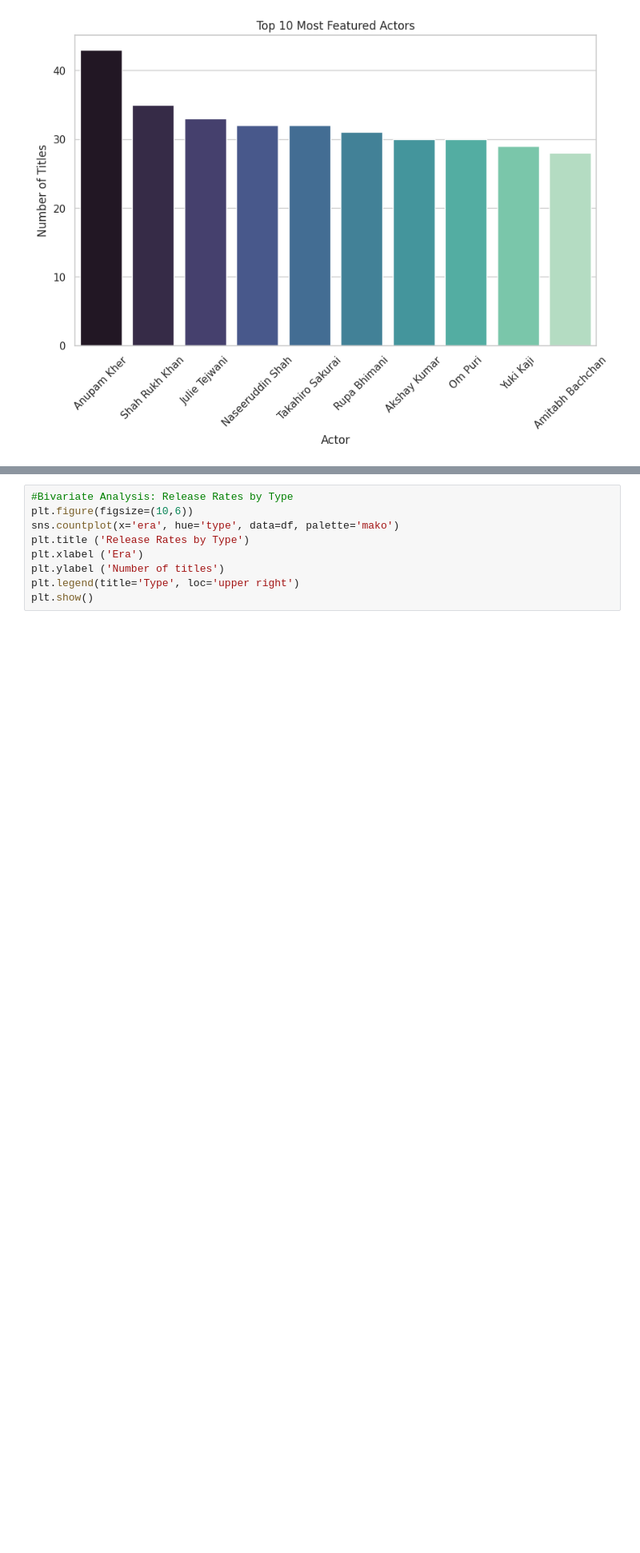
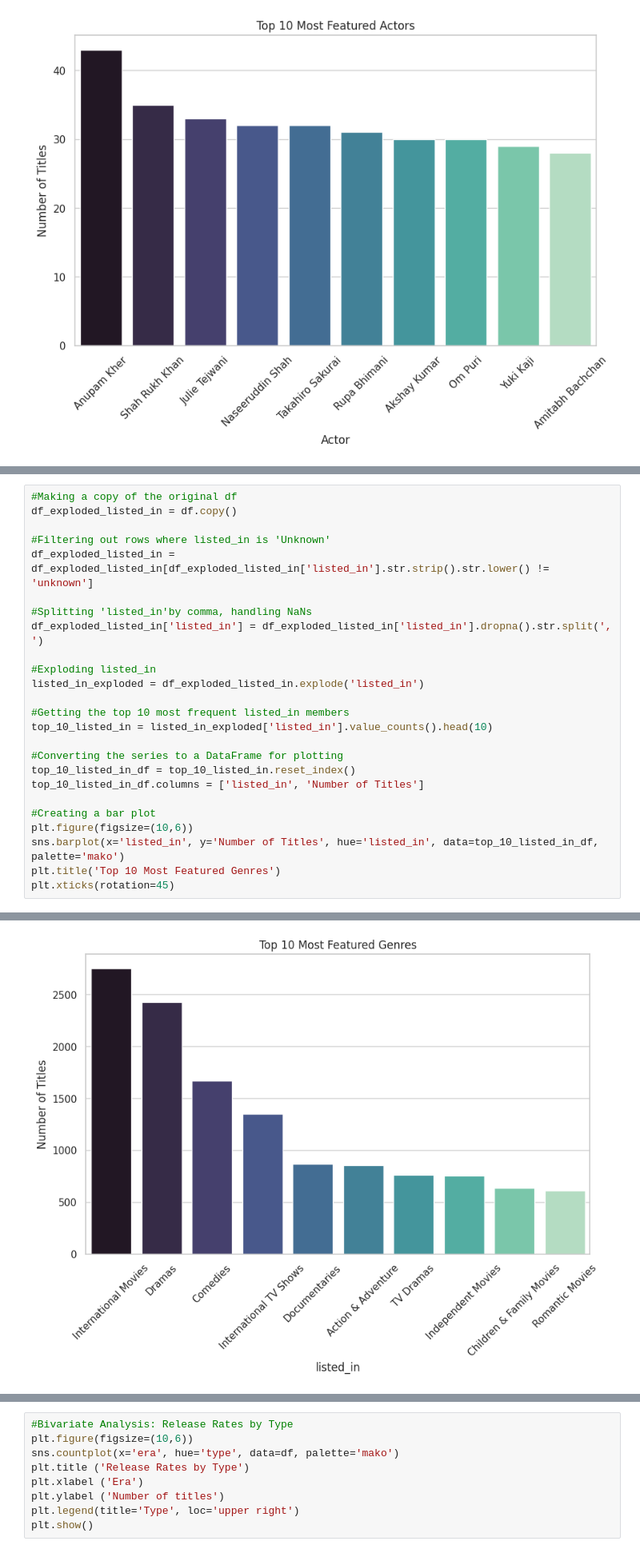
Before and after one commit to StacyChebet/Netflix-EDA, a Jupyter notebook: Netflix_Exploratory_Data_Analysis.ipynb, the cells around one changed output, grey strips where cells are left out. Shown at 80% size. Drawn from its saved outputs; the diff is of its cells as text; blank space fills up the shorter version.

```diff
--- a/Netflix_Exploratory_Data_Analysis.ipynb
+++ b/Netflix_Exploratory_Data_Analysis.ipynb
@@ -614,0 +718,26 @@ plt.xticks(rotation=45)
+# %%
+#Making a copy of the original df
+df_exploded_listed_in = df.copy()
+
+#Filtering out rows where listed_in is 'Unknown'
+df_exploded_listed_in = df_exploded_listed_in[df_exploded_listed_in['listed_in'].str.strip().str.lower() != 'unknown']
+
+#Splitting 'listed_in'by comma, handling NaNs
+df_exploded_listed_in['listed_in'] = df_exploded_listed_in['listed_in'].dropna().str.split(', ')
+
+#Exploding listed_in
+listed_in_exploded = df_exploded_listed_in.explode('listed_in')
+
+#Getting the top 10 most frequent listed_in members
+top_10_listed_in = listed_in_exploded['listed_in'].value_counts().head(10)
+
+#Converting the series to a DataFrame for plotting
+top_10_listed_in_df = top_10_listed_in.reset_index()
+top_10_listed_in_df.columns = ['listed_in', 'Number of Titles']
+
+#Creating a bar plot
+plt.figure(figsize=(10,6))
+sns.barplot(x='listed_in', y='Number of Titles', hue='listed_in', data=top_10_listed_in_df, palette='mako')
+plt.title('Top 10 Most Featured Genres')
+plt.xticks(rotation=45)
+# %% [output]
@@ -614,0 +755 @@ plt.xticks(rotation=45)
+[figure, added]
```
Also changed, not shown: parts of 14 cells of this notebook.
